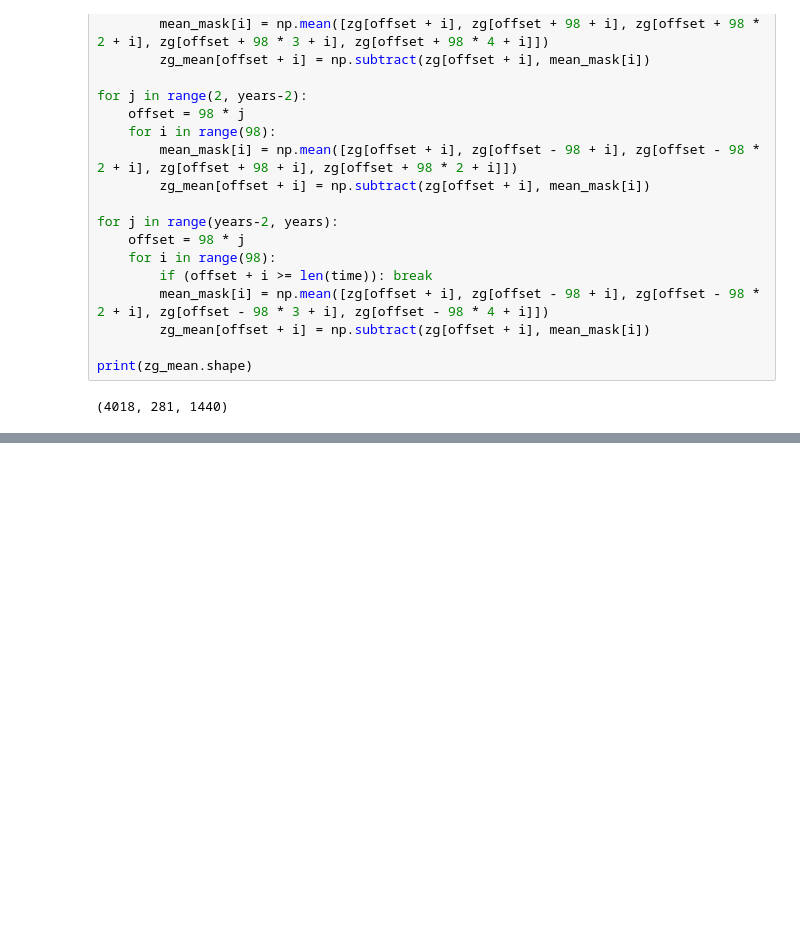
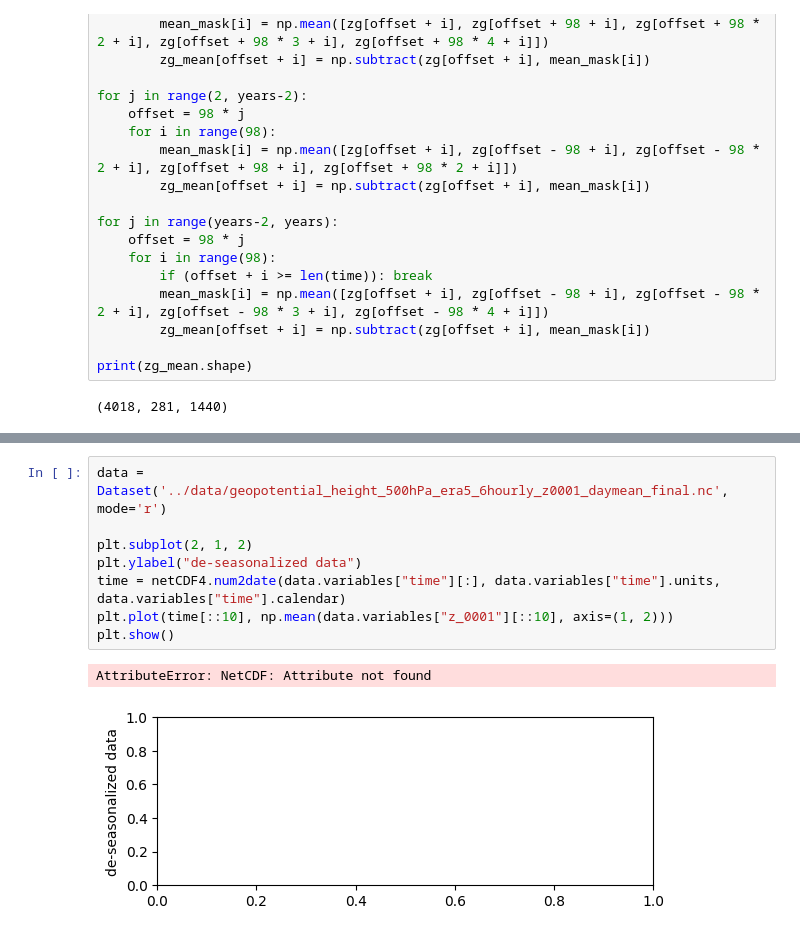
Before and after one commit to tobiasleibrock/blocking, a Jupyter notebook: bin/training_data.ipynb, the cells around one changed output, grey strips where cells are left out. Saved outputs shown, nothing was run; the diff lists cells and outputs as text; blank space fills up the shorter version.

Commit message:
work on dataset, model and finalize data transformations

```diff
--- a/bin/training_data.ipynb
+++ b/bin/training_data.ipynb
@@ -111 +125,12 @@ working on 4017 of 4018
 (4018, 5, 281, 1440)
+# %%
+data = Dataset('../data/geopotential_height_500hPa_era5_6hourly_z0001_daymean_final.nc', mode='r')
+
+plt.subplot(2, 1, 2)
+plt.ylabel("de-seasonalized data")
+time = netCDF4.num2date(data.variables["time"][:], data.variables["time"].units, data.variables["time"].calendar)
+plt.plot(time[::10], np.mean(data.variables["z_0001"][::10], axis=(1, 2)))
+plt.show()
+# %% [output]
+AttributeError: NetCDF: Attribute not found
+[figure, added]
```
Also changed, not shown: parts of 1 cell of this notebook, 8 other files.
